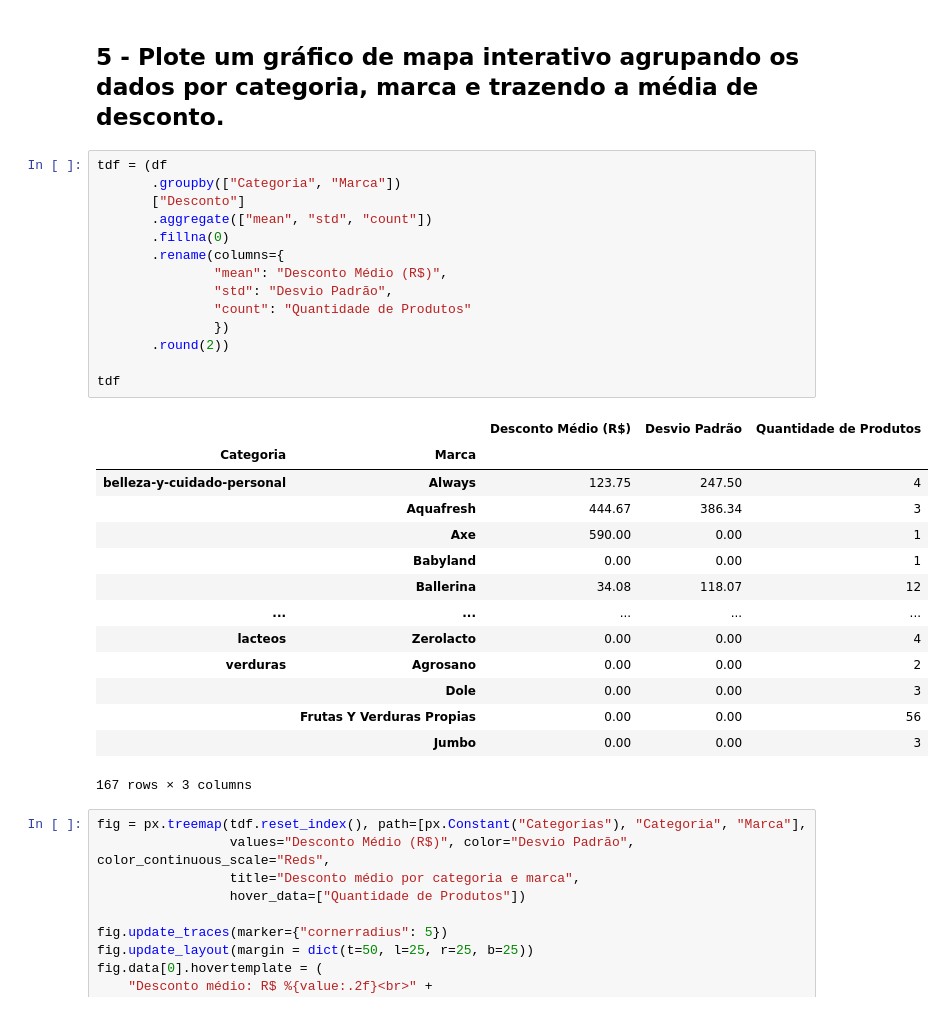
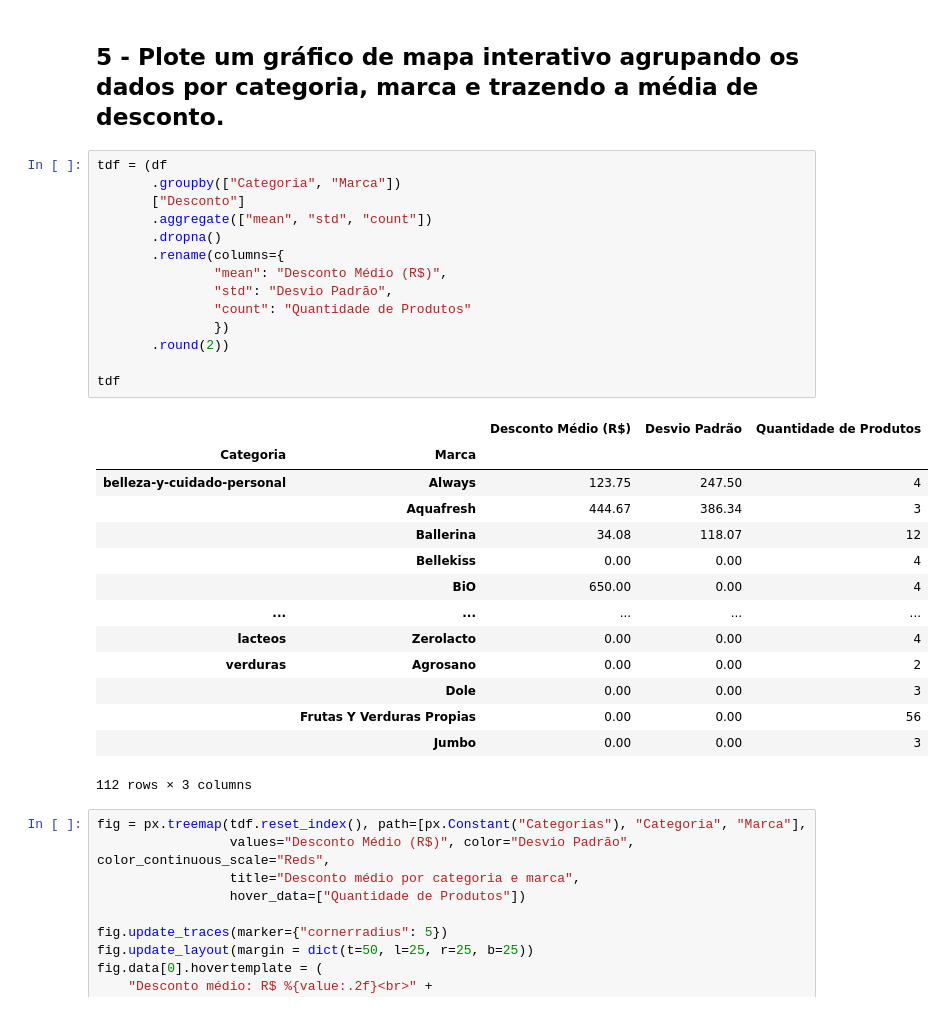
Before and after one commit to Curso-Ciencia-de-Dados-EBAC/Estatistica-Basica-M13, a Jupyter notebook: Profissao Cientista de Dados M13 Projeto.ipynb, the cells around one changed output. Cells and saved outputs as stored; diff of their text form.

```diff
--- a/Profissao Cientista de Dados M13 Projeto.ipynb
+++ b/Profissao Cientista de Dados M13 Projeto.ipynb
@@ -154,32 +154,32 @@ plt.show()
 # %%
 tdf = (df
        .groupby(["Categoria", "Marca"])
        ["Desconto"]
        .aggregate(["mean", "std", "count"])
-       .fillna(0)
+       .dropna()
        .rename(columns={
                "mean": "Desconto Médio (R$)",
                "std": "Desvio Padrão",
                "count": "Quantidade de Produtos"
                })
        .round(2))
 
 tdf
 # %% [output]
 |  |  | Desconto Médio (R$) | Desvio Padrão | Quantidade de Produtos |
 | Categoria | Marca |  |  |  |
 | belleza-y-cuidado-personal | Always | 123.75 | 247.50 | 4 |
 |  | Aquafresh | 444.67 | 386.34 | 3 |
-|  | Axe | 590.00 | 0.00 | 1 |
-|  | Babyland | 0.00 | 0.00 | 1 |
 |  | Ballerina | 34.08 | 118.07 | 12 |
+|  | Bellekiss | 0.00 | 0.00 | 4 |
+|  | BiO | 650.00 | 0.00 | 4 |
 | ... | ... | ... | ... | ... |
 | lacteos | Zerolacto | 0.00 | 0.00 | 4 |
 | verduras | Agrosano | 0.00 | 0.00 | 2 |
 |  | Dole | 0.00 | 0.00 | 3 |
 |  | Frutas Y Verduras Propias | 0.00 | 0.00 | 56 |
 |  | Jumbo | 0.00 | 0.00 | 3 |
-167 rows × 3 columns
+112 rows × 3 columns
 # %%
 fig = px.treemap(tdf.reset_index(), path=[px.Constant("Categorias"), "Categoria", "Marca"],
                  values="Desconto Médio (R$)", color="Desvio Padrão", color_continuous_scale="Reds",
```
